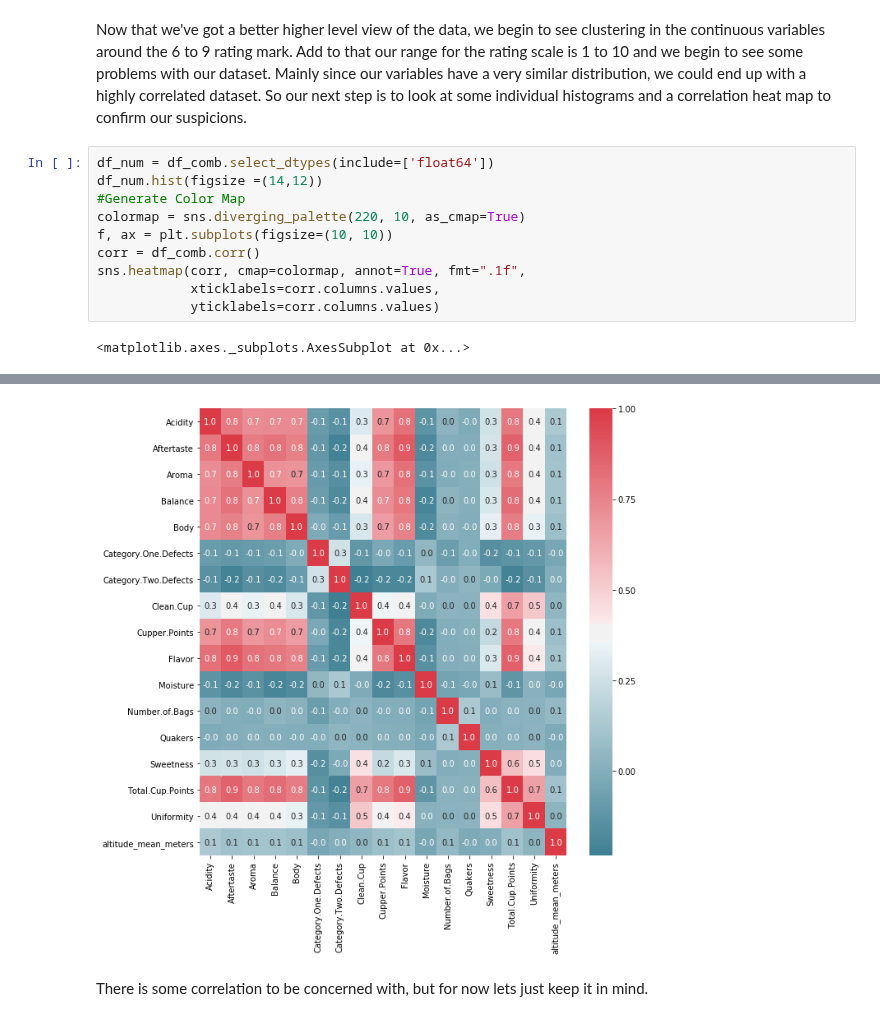
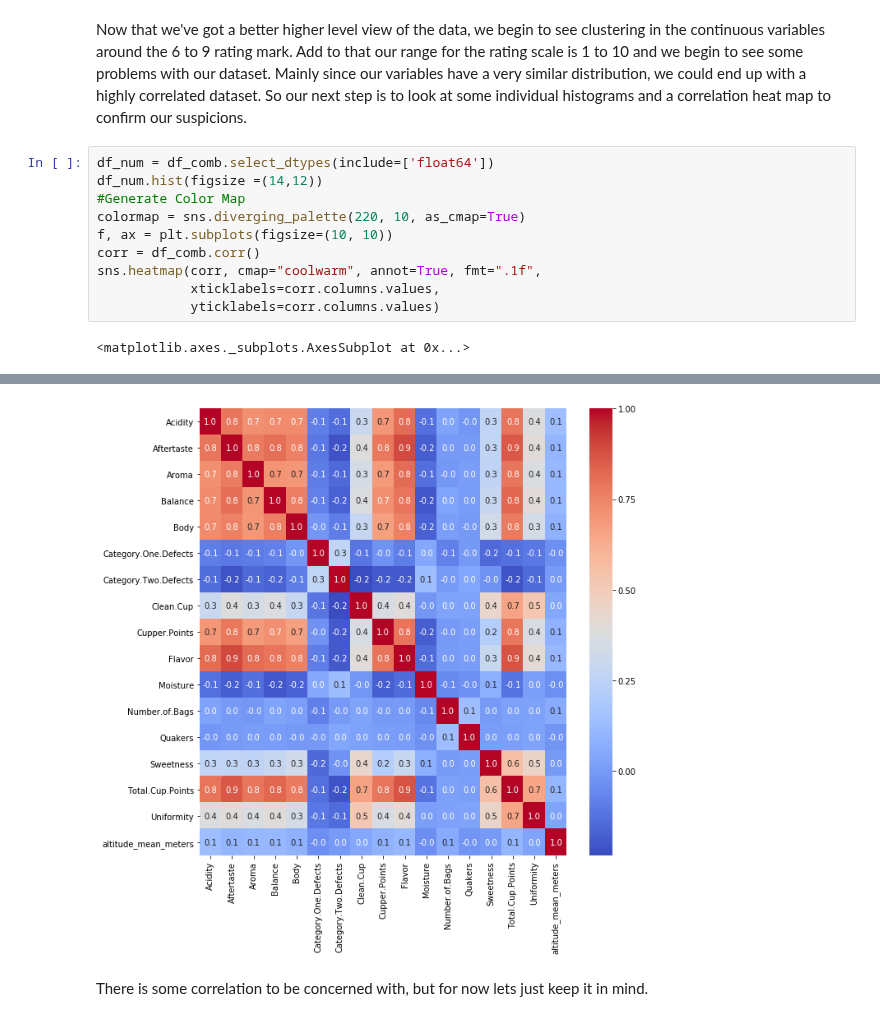
Before and after one commit to Landcruiser87/Cadc_7331_Project, a Jupyter notebook: analysis/Coffee.ipynb, the cells around one changed output, grey strips where cells are left out. Cells and saved outputs as stored; diff of their text form.

```diff
--- a/analysis/Coffee.ipynb
+++ b/analysis/Coffee.ipynb
@@ -260,16 +251,16 @@ a correlation heat map to confirm our suspicions.
 # %%
 df_num = df_comb.select_dtypes(include=['float64'])
 df_num.hist(figsize =(14,12))
 #Generate Color Map
 colormap = sns.diverging_palette(220, 10, as_cmap=True)
 f, ax = plt.subplots(figsize=(10, 10))
 corr = df_comb.corr()
-sns.heatmap(corr, cmap=colormap, annot=True, fmt=".1f",
+sns.heatmap(corr, cmap="coolwarm", annot=True, fmt=".1f",
             xticklabels=corr.columns.values,
             yticklabels=corr.columns.values)
 # %% [output]
 <matplotlib.axes._subplots.AxesSubplot at 0x...>
 [figure]
-[figure, old version]
+[figure, new version]
 # %% [markdown]
 There is some correlation to be concerned with, but for now lets just keep it in mind.
```
Also changed, not shown: parts of 5 cells of this notebook.
